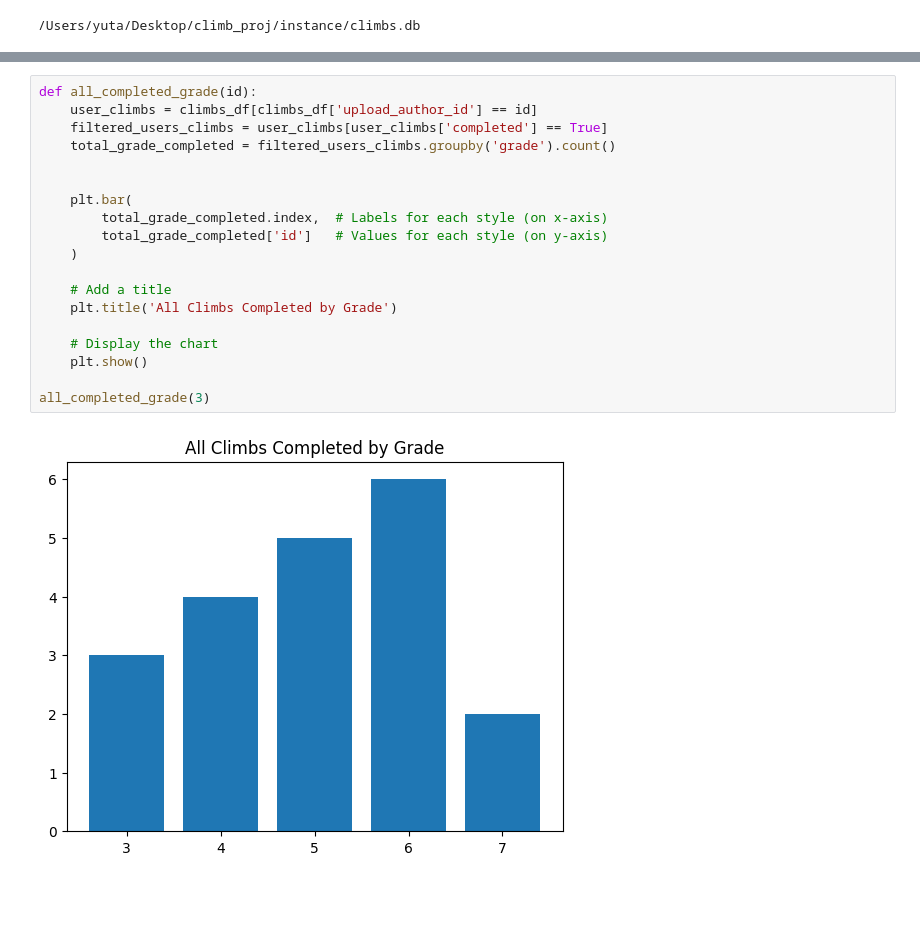
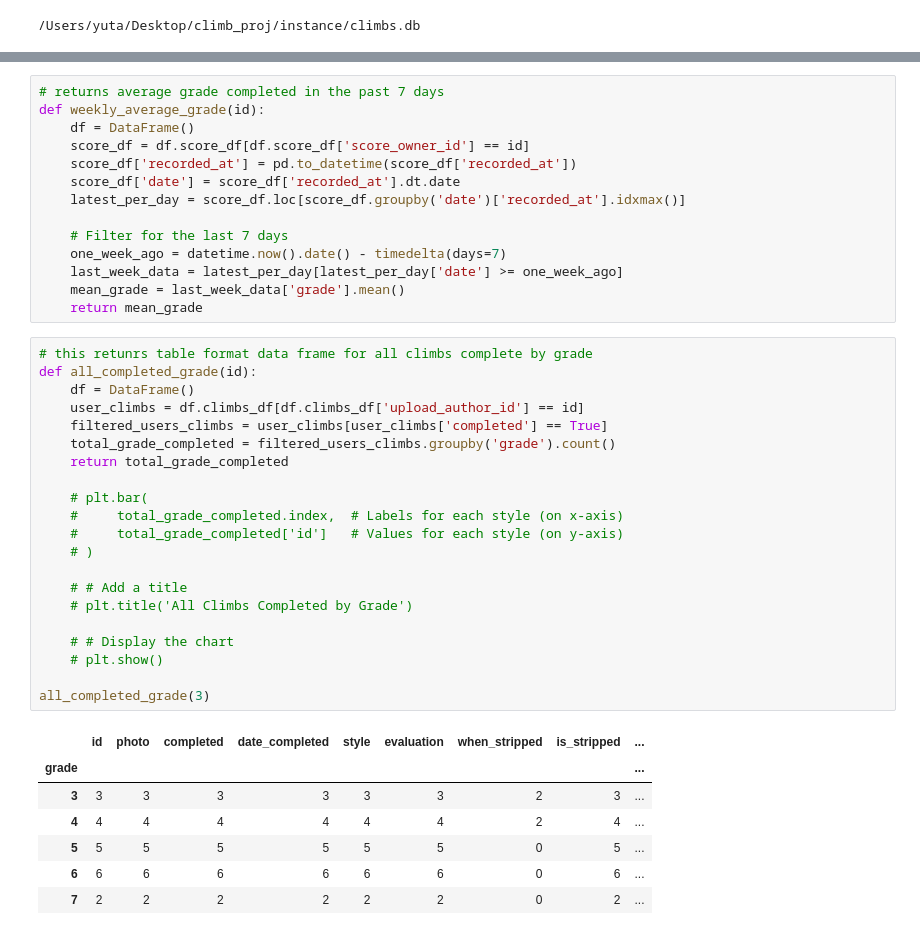
Before and after one commit to TOTO-TOILET/climb_log, a Jupyter notebook: data.ipynb, the cells around one changed output, grey strips where cells are left out. Saved outputs shown, nothing was run; the diff lists cells and outputs as text; blank space fills up the shorter version.

```diff
--- a/data.ipynb
+++ b/data.ipynb
@@ -183,22 +383,44 @@ latest_per_day[['grade', 'date']] # need to find a way to get the mean num for g
+# %%
+# returns average grade completed in the past 7 days
+def weekly_average_grade(id):
+    df = DataFrame()
+    score_df = df.score_df[df.score_df['score_owner_id'] == id]
+    score_df['recorded_at'] = pd.to_datetime(score_df['recorded_at'])
+    score_df['date'] = score_df['recorded_at'].dt.date
+    latest_per_day = score_df.loc[score_df.groupby('date')['recorded_at'].idxmax()]
+
+    # Filter for the last 7 days
+    one_week_ago = datetime.now().date() - timedelta(days=7)
+    last_week_data = latest_per_day[latest_per_day['date'] >= one_week_ago]
+    mean_grade = last_week_data['grade'].mean()
+    return mean_grade
 # %%
+# this retunrs table format data frame for all climbs complete by grade
 def all_completed_grade(id):
-    user_climbs = climbs_df[climbs_df['upload_author_id'] == id]
+    df = DataFrame()
+    user_climbs = df.climbs_df[df.climbs_df['upload_author_id'] == id]
     filtered_users_climbs = user_climbs[user_climbs['completed'] == True]
     total_grade_completed = filtered_users_climbs.groupby('grade').count()
+    return total_grade_completed
 
+    # plt.bar(
+    #     total_grade_completed.index,  # Labels for each style (on x-axis)
+    #     total_grade_completed['id']   # Values for each style (on y-axis)
+    # )
 
-    plt.bar(
-        total_grade_completed.index,  # Labels for each style (on x-axis)
-        total_grade_completed['id']   # Values for each style (on y-axis)
-    )
+    # # Add a title
+    # plt.title('All Climbs Completed by Grade')
 
-    # Add a title
-    plt.title('All Climbs Completed by Grade')
-
-    # Display the chart
-    plt.show()
+    # # Display the chart
+    # plt.show()
 
 all_completed_grade(3)
 # %% [output]
-[figure, removed]
+|  | id | photo | completed | date_completed | style | evaluation | when_stripped | is_stripped | ... |
+| grade |  |  |  |  |  |  |  |  | ... |
+| 3 | 3 | 3 | 3 | 3 | 3 | 3 | 2 | 3 | ... |
+| 4 | 4 | 4 | 4 | 4 | 4 | 4 | 2 | 4 | ... |
+| 5 | 5 | 5 | 5 | 5 | 5 | 5 | 0 | 5 | ... |
+| 6 | 6 | 6 | 6 | 6 | 6 | 6 | 0 | 6 | ... |
+| 7 | 2 | 2 | 2 | 2 | 2 | 2 | 0 | 2 | ... |
 # %%
```
Also changed, not shown: parts of 12 cells of this notebook, 1 other file.
